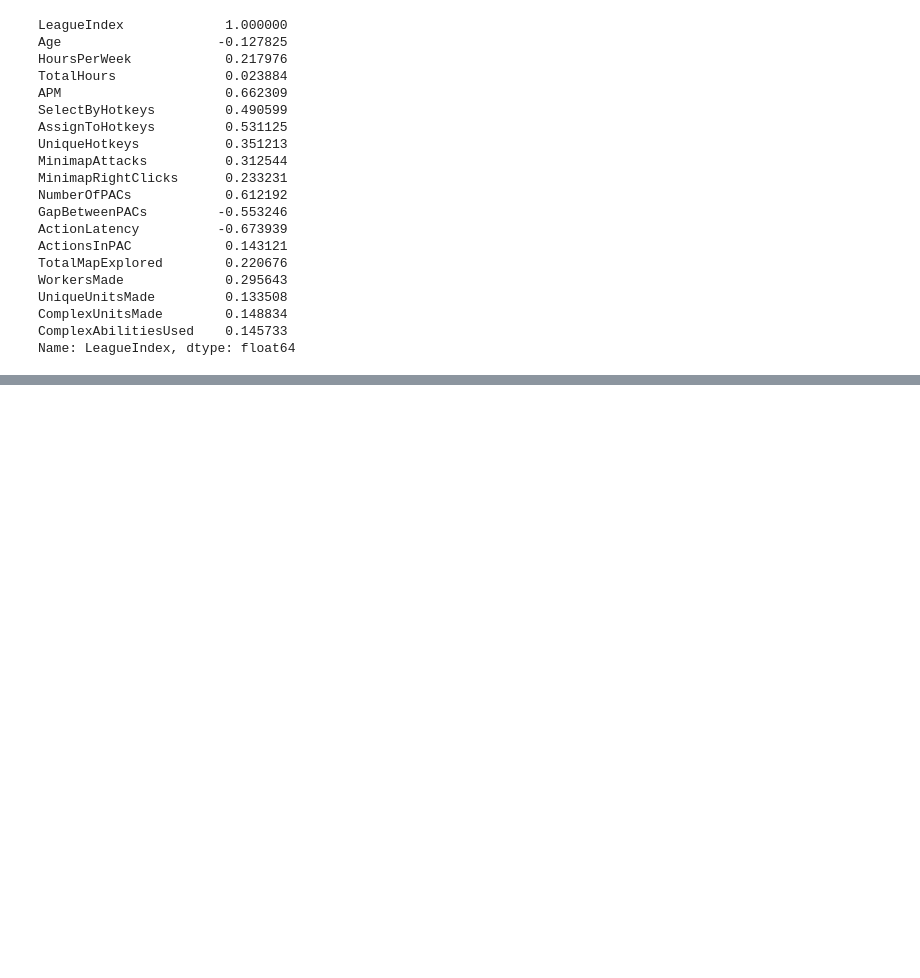
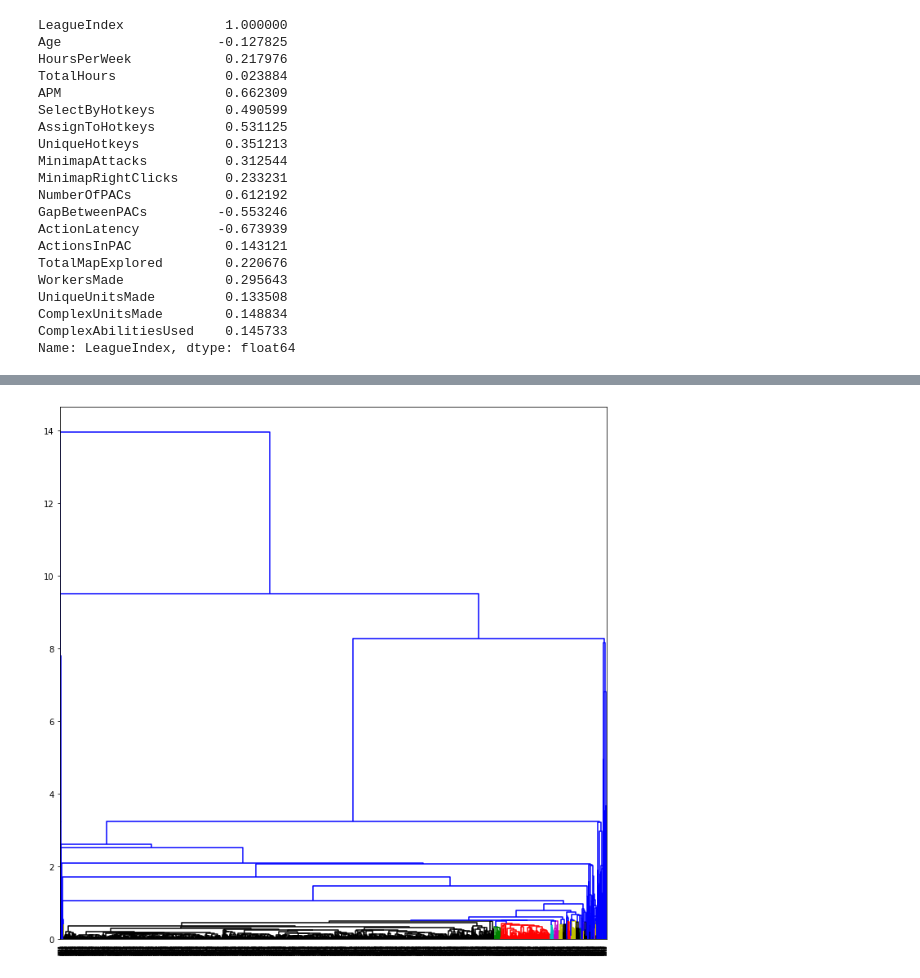
Before and after one commit to GreenSnabl/robotics_ml, a Jupyter notebook: ml_course_en/assignments/Assignment 02a_as_Classification.ipynb, the cells around one changed output, grey strips where cells are left out. Saved outputs shown, nothing was run; the diff lists cells and outputs as text; code cells hidden in the pictures; blank space fills up the shorter version.

```diff
--- a/ml_course_en/assignments/Assignment 02a_as_Classification.ipynb
+++ b/ml_course_en/assignments/Assignment 02a_as_Classification.ipynb
@@ -186,0 +187,12 @@ fit_model(LogisticRegressionCV(solver="sag", multi_class="multinomial", max_iter
+# %%
+from scipy.cluster import hierarchy
+from scipy.spatial.distance import pdist
+
+distance_mat = pdist(df.loc[:,["APM", "SelectByHotkeys"]])
+# %%
+Z = hierarchy.linkage(distance_mat, 'single')
+# %%
+plt.figure(figsize=(12,12))
+dn = hierarchy.dendrogram(Z, color_threshold=0.5)
+# %% [output]
+[figure, added]
```
Also changed, not shown: parts of 2 cells of this notebook, 5 other files.
